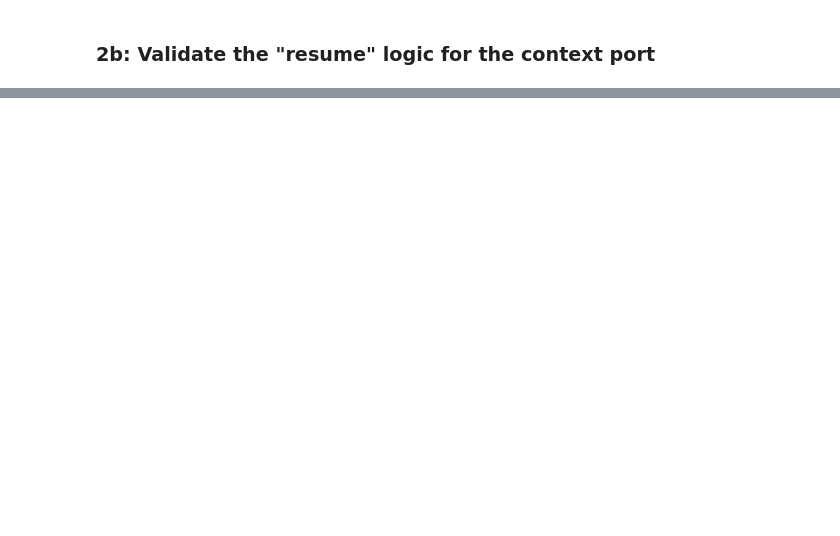
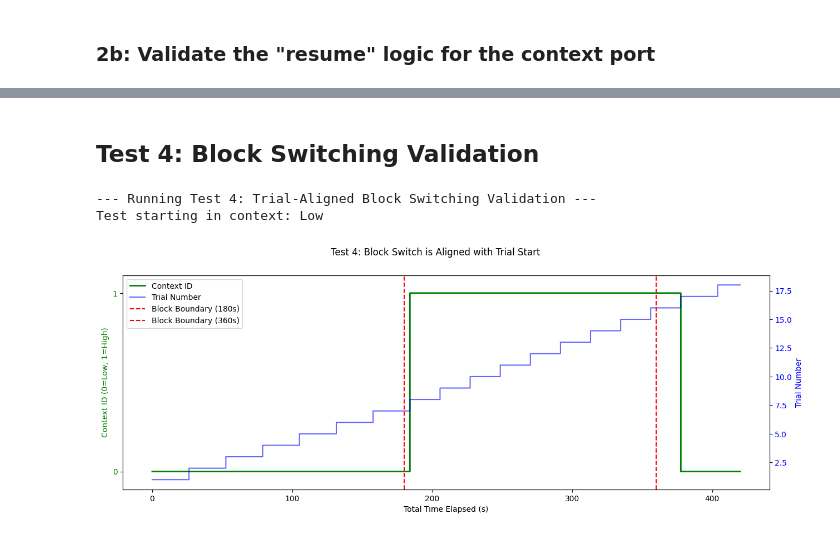
Before and after one commit to Szzzesan/reinforcement-learning-models, a Jupyter notebook: experiment.ipynb, the cells around one changed output, grey strips where cells are left out. Cells and saved outputs as stored; diff of their text form; code cells hidden in the pictures; blank space fills up the shorter version.

```diff
--- a/experiment.ipynb
+++ b/experiment.ipynb
@@ -156,0 +272,70 @@ Expected wait time was 1.50s.
+# %% [markdown]
+## Test 4: Block Switching Validation
+# %%
+print("\n--- Running Test 4: Trial-Aligned Block Switching Validation ---")
+
+env = ForagingEnvironment()
+# Set a session duration long enough to see at least one block switch
+env_info = {"time_step_duration": 0.1, "session_duration_min": 7, "seed": 2025}
+env.env_init(env_info)
+
+observation = env.env_start()
+is_terminal = False
+
+# Store a history of these variables for plotting
+history = []
+print(f"Test starting in context: {'High' if observation[3] == 1 else 'Low'}")
+
+# This dummy agent completes full trials
+while not is_terminal:
+    port_id, time_in_port, _, _, rewards_collected, _ = observation
+    action = 0 # Default action
+
+    if port_id == 2: # If traveling, enter when time is up
+        if time_in_port >= env.travel_time: action = 1
+    elif port_id == env.CONTEXT_PORT:
+        if rewards_collected == env.context_rewards_max: action = 1 # Leave when finished
+    elif port_id == env.GAMBLING_PORT:
+        if time_in_port >= 15.0: action = 1 # Leave after 15s
+
+    # Record state *before* the step to align with the time axis
+    history.append({
+        "time": env.total_time_elapsed,
+        "trial": env.env_message("get_trial_number"),
+        "context": observation[3]
+    })
+
+    _, observation, is_terminal = env.env_step(action)
+
+# --- Plotting ---
+time_ax = np.array([h['time'] for h in history])
+trial_ax = np.array([h['trial'] for h in history])
+context_ax = np.array([h['context'] for h in history])
+
+fig, ax1 = plt.subplots(figsize=(15, 5))
+
+# Plot context on the left y-axis
+ax1.plot(time_ax, context_ax, 'g-', drawstyle='steps-post', label='Context ID', linewidth=2)
+ax1.set_xlabel('Total Time Elapsed (s)')
+ax1.set_ylabel('Context ID (0=Low, 1=High)', color='g')
+ax1.set_yticks([0, 1])
+ax1.tick_params(axis='y', labelcolor='g')
+ax1.set_ylim([-0.1, 1.1])
+
+# Create a second y-axis for the trial number
+ax2 = ax1.twinx()
+ax2.plot(time_ax, trial_ax, 'b-', drawstyle='steps-post', alpha=0.6, label='Trial Number')
+ax2.set_ylabel('Trial Number', color='b')
+ax2.tick_params(axis='y', labelcolor='b')
+
+# Mark the block boundary
+plt.axvline(x=env.block_duration, color='r', linestyle='--', label=f'Block Boundary ({env.block_duration}s)')
+plt.axvline(x=env.block_duration * 2, color='r', linestyle='--', label=f'Block Boundary ({env.block_duration * 2}s)')
+
+fig.suptitle("Test 4: Block Switch is Aligned with Trial Start")
+fig.legend(loc="upper left", bbox_to_anchor=(0,1), bbox_transform=ax1.transAxes)
+plt.show()
+# %% [output]
+--- Running Test 4: Trial-Aligned Block Switching Validation ---
+Test starting in context: Low
+[figure, added]
```
Also changed, not shown: parts of 6 cells of this notebook, 1 other file.
